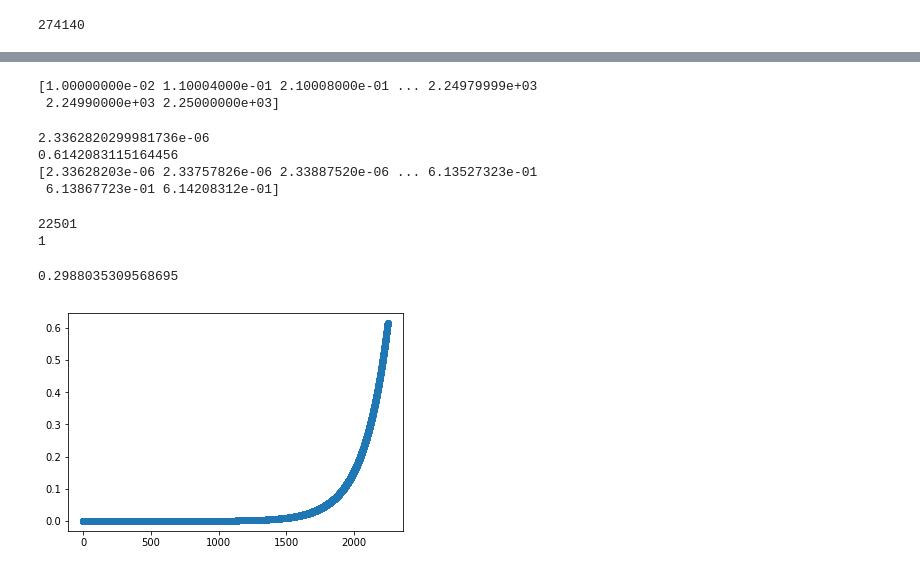
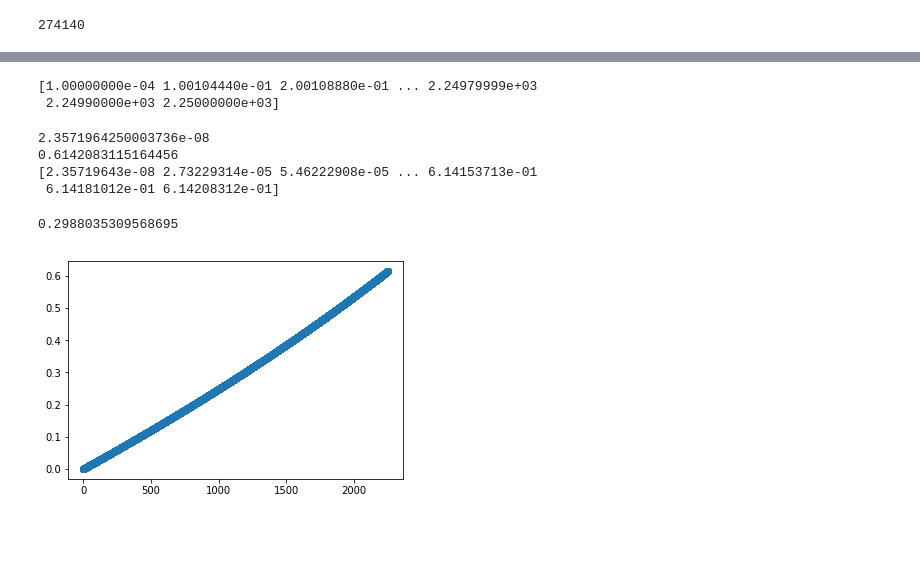
Before and after one commit to Benard117/AnacondaProjects, a Jupyter notebook: Redshift and Angle Histograms/Testing code.ipynb, the cells around one changed output, grey strips where cells are left out. Saved outputs shown, nothing was run; the diff lists cells and outputs as text; code cells hidden in the pictures; blank space fills up the shorter version.

Commit message:
Optimize, make it for multiple halos, tray making valocity/mass graph

```diff
--- a/Redshift and Angle Histograms/Testing code.ipynb
+++ b/Redshift and Angle Histograms/Testing code.ipynb
@@ -92,9 +99,9 @@ np.size(DMP[:,0])
 # %%
-x = np.linspace(0.01, 2250, num=22500, endpoint=True)
+x = np.linspace(0.0001, 2250, num=22500, endpoint=True)
 # %%
 print(x)
 # %% [output]
-[1.00000000e-02 1.10004000e-01 2.10008000e-01 ... 2.24979999e+03
+[1.00000000e-04 1.00104440e-01 2.00108880e-01 ... 2.24979999e+03
  2.24990000e+03 2.25000000e+03]
 # %%
 #import random
@@ -103,7 +110,9 @@ print(x)
 # %%
 yMin = z_at_value(cosmo.comoving_distance, x.min()*u.Mpc)
 yMax = z_at_value(cosmo.comoving_distance, x.max()*u.Mpc)
-ygrid = np.logspace(np.log10(yMin), np.log10(yMax), 22500)
+#ygrid = np.logspace(np.log10(yMin), np.log10(yMax), 22500)
+ygrid = np.linspace(yMin, yMax, 22500)
+DDgrid = cosmo.comoving_distance(ygrid)
 
 #y1 = z_at_value(cosmo.comoving_distance, x.all()*u.Mpc, zmin=999)
 #y2 = z_at_value(cosmo.comoving_distance, x.all()*u.Mpc, zmax=5000)
@@ -112,25 +121,16 @@ print(yMin)
 print(yMax)
 print(ygrid)
 # %% [output]
-2.3362820299981736e-06
+2.3571964250003736e-08
 0.6142083115164456
-[2.33628203e-06 2.33757826e-06 2.33887520e-06 ... 6.13527323e-01
- 6.13867723e-01 6.14208312e-01]
+[2.35719643e-08 2.73229314e-05 5.46222908e-05 ... 6.14153713e-01
+ 6.14181012e-01 6.14208312e-01]
-# %%
-print(np.size(x))
-print(np.size(y1))
-
-#f1 = interp1d(x, y1)
-#f2 = interp1d(x, y2)
-# %% [output]
-22501
-1
 # %%
 z_at_value(cosmo.comoving_distance, 1190*u.Mpc)
 # %% [output]
 0.2988035309568695
 # %%
-plt.plot(x, ygrid, 'o')
+plt.plot(DDgrid, ygrid, 'o')
 plt.show()
 # %% [output]
-[figure, old version]
+[figure, new version]
```
Also changed, not shown: parts of 8 cells of this notebook, 1 other file.
